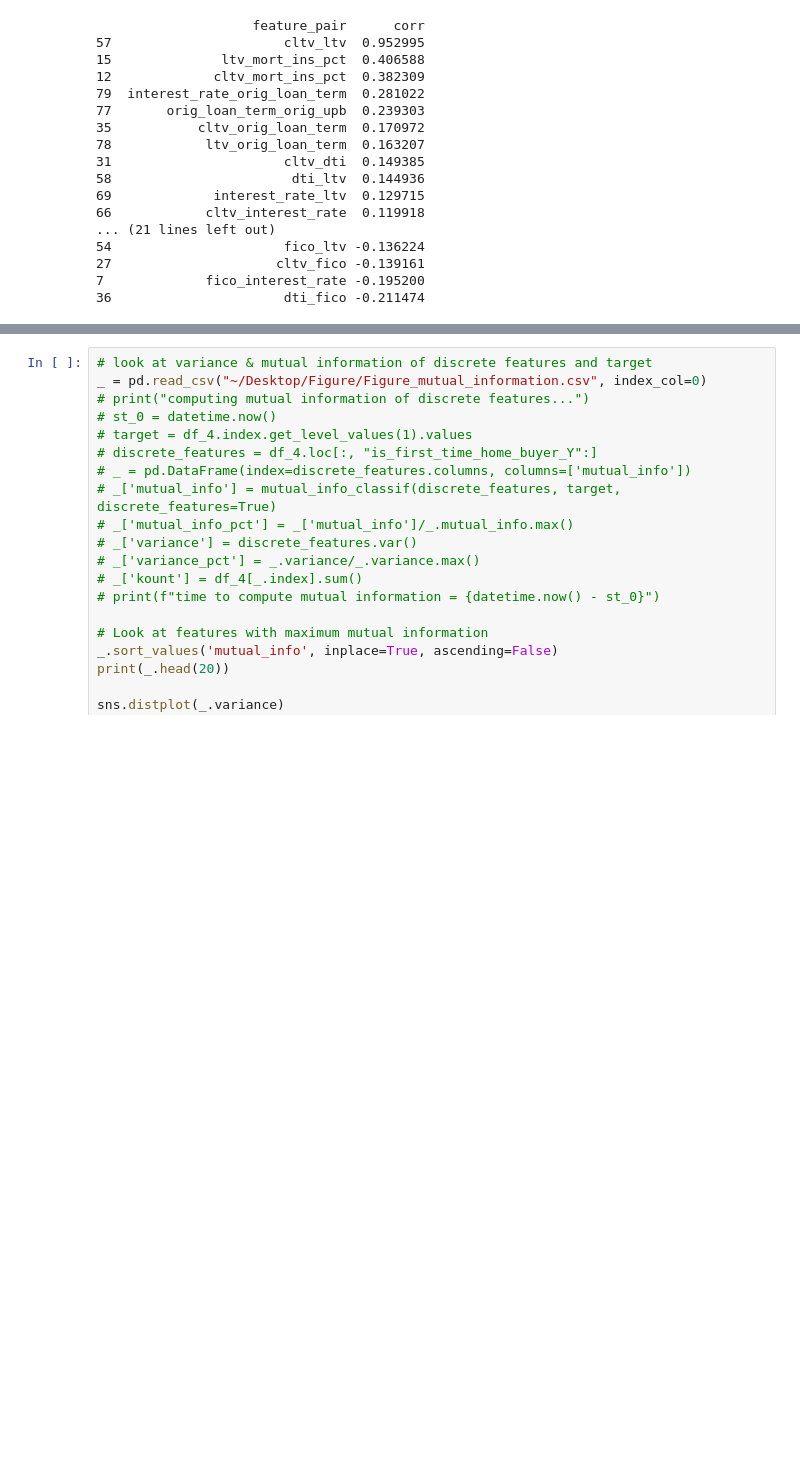
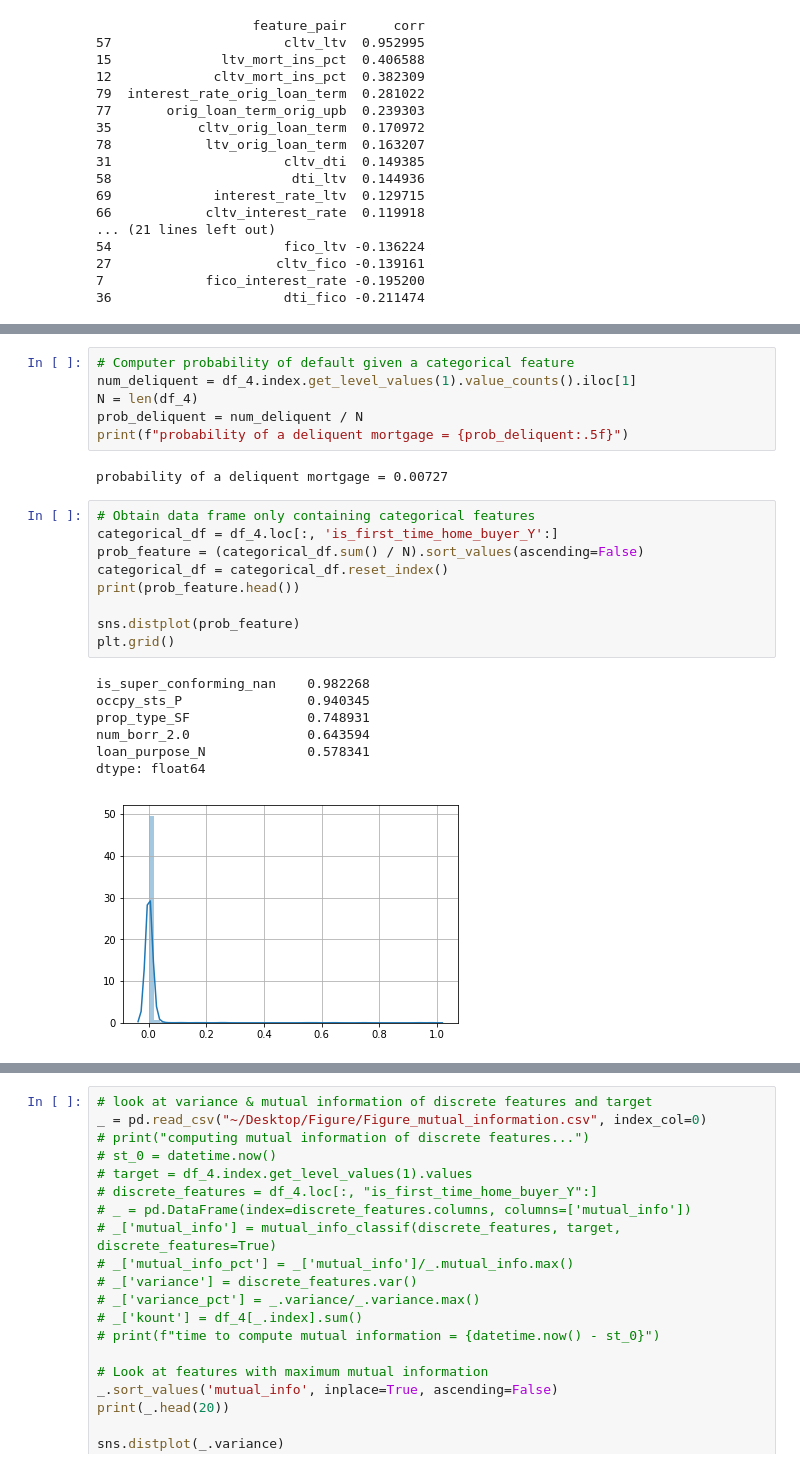
Before and after one commit to bethanymbaker/arch, a Jupyter notebook: Figure Data Science Challenge.ipynb, the cells around one changed output, grey strips where cells are left out. Cells and saved outputs as stored; diff of their text form; blank space fills up the shorter version.

```diff
--- a/Figure Data Science Challenge.ipynb
+++ b/Figure Data Science Challenge.ipynb
@@ -296,0 +300,25 @@ F109Q1000005 0             732.0          12.0          1  88.0  34.0
+# %%
+# Computer probability of default given a categorical feature
+num_deliquent = df_4.index.get_level_values(1).value_counts().iloc[1]
+N = len(df_4)
+prob_deliquent = num_deliquent / N
+print(f"probability of a deliquent mortgage = {prob_deliquent:.5f}")
+# %% [output]
+probability of a deliquent mortgage = 0.00727
+# %%
+# Obtain data frame only containing categorical features
+categorical_df = df_4.loc[:, 'is_first_time_home_buyer_Y':]
+prob_feature = (categorical_df.sum() / N).sort_values(ascending=False)
+categorical_df = categorical_df.reset_index()
+print(prob_feature.head())
+
+sns.distplot(prob_feature)
+plt.grid()
+# %% [output]
+is_super_conforming_nan    0.982268
+occpy_sts_P                0.940345
+prop_type_SF               0.748931
+num_borr_2.0               0.643594
+loan_purpose_N             0.578341
+dtype: float64
+[figure, added]
```
Also changed, not shown: parts of 16 cells of this notebook, 2 other files.
